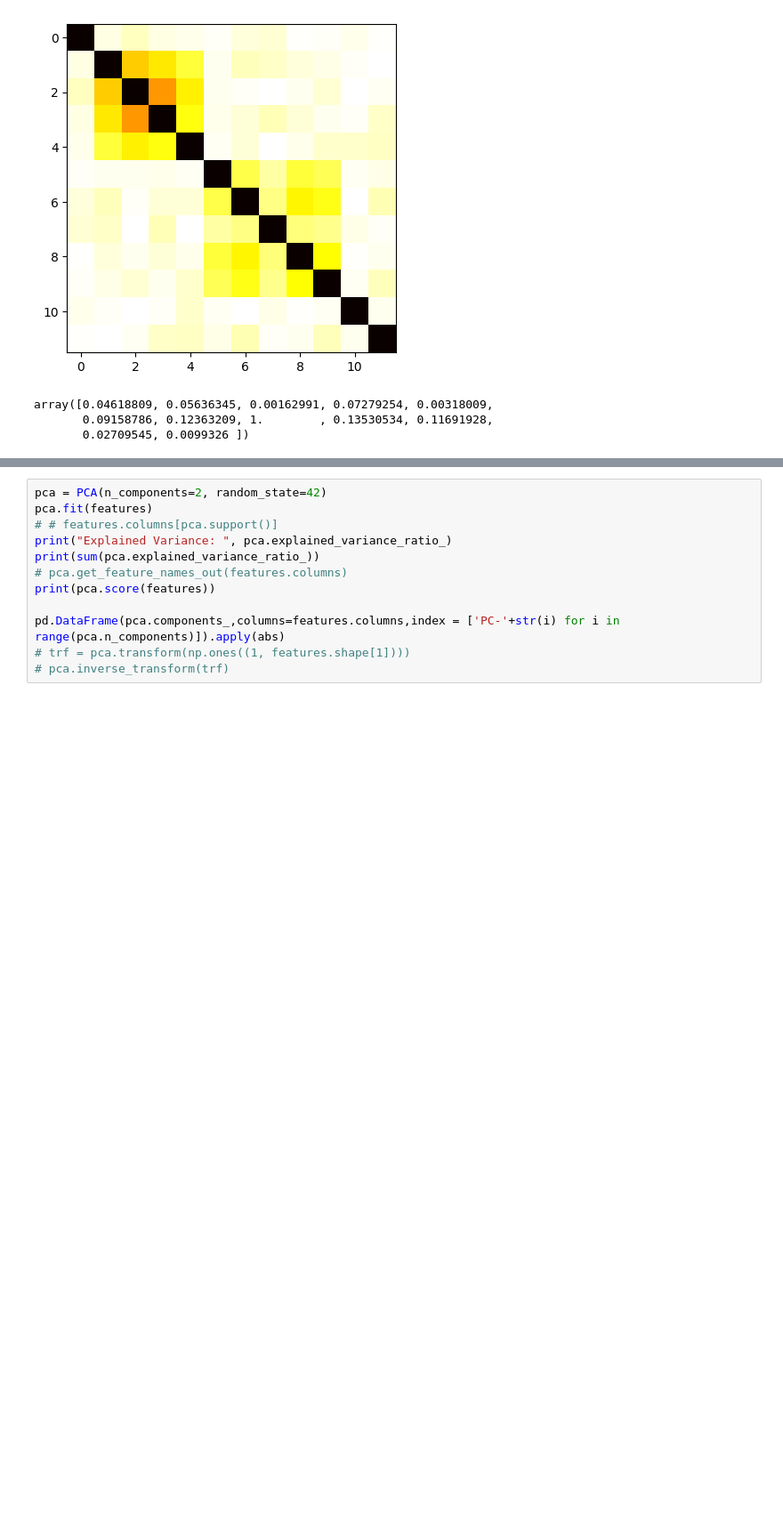
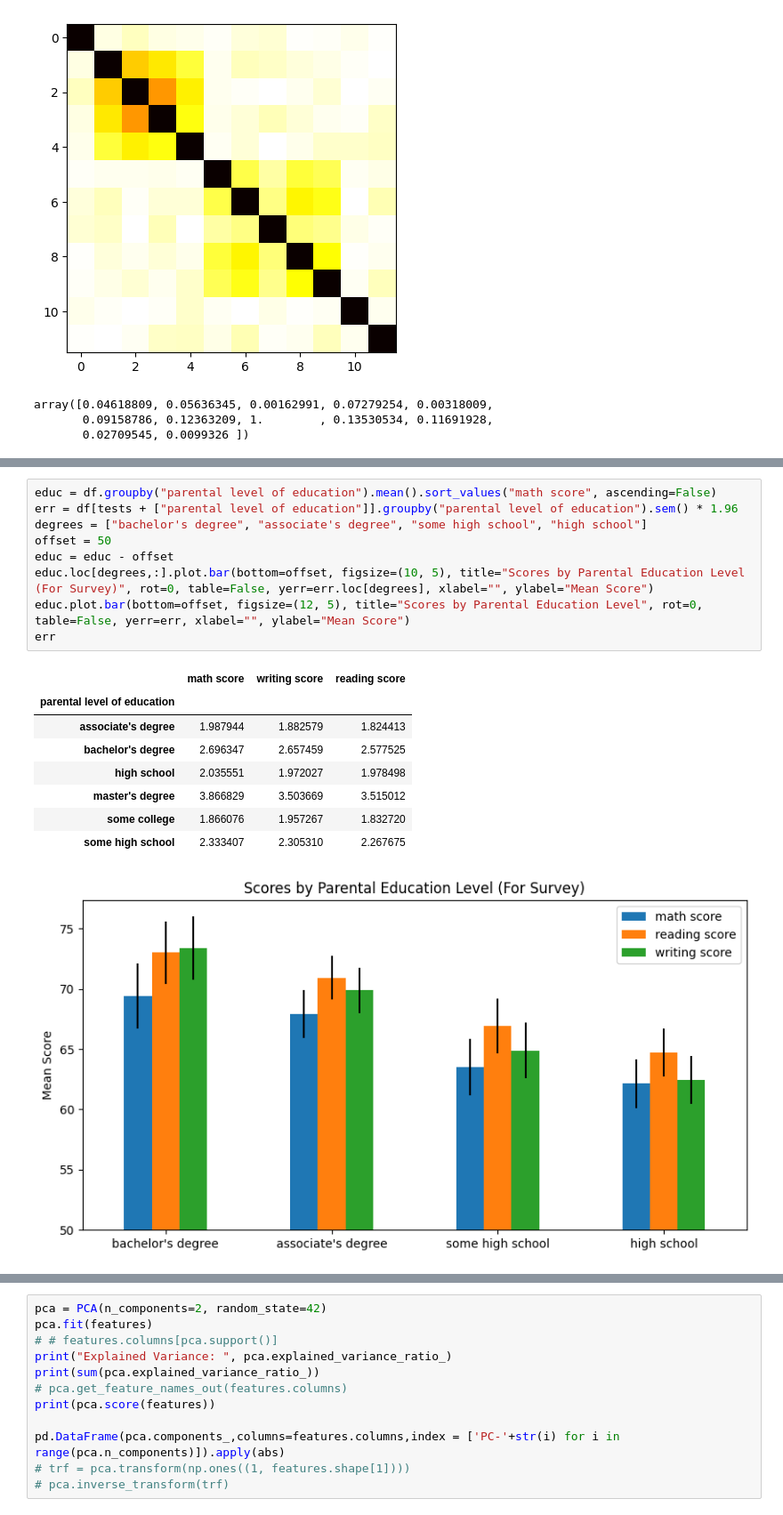
Before and after one commit to supersimple33/bias-study, a Jupyter notebook: main.ipynb, the cells around one changed output, grey strips where cells are left out. Shown at 89% size. Cells and saved outputs as stored; diff of their text form; blank space fills up the shorter version.

Commit message:
Parental Education Analysis

```diff
--- a/main.ipynb
+++ b/main.ipynb
@@ -115,0 +122,19 @@ By plotting a correlation map using spearman method we can identify if there are
+# %%
+educ = df.groupby("parental level of education").mean().sort_values("math score", ascending=False)
+err = df[tests + ["parental level of education"]].groupby("parental level of education").sem() * 1.96
+degrees = ["bachelor's degree", "associate's degree", "some high school", "high school"]
+offset = 50
+educ = educ - offset
+educ.loc[degrees,:].plot.bar(bottom=offset, figsize=(10, 5), title="Scores by Parental Education Level (For Survey)", rot=0, table=False, yerr=err.loc[degrees], xlabel="", ylabel="Mean Score")
+educ.plot.bar(bottom=offset, figsize=(12, 5), title="Scores by Parental Education Level", rot=0, table=False, yerr=err, xlabel="", ylabel="Mean Score")
+err
+# %% [output]
+|  | math score | writing score | reading score |
+| parental level of education |  |  |  |
+| associate's degree | 1.987944 | 1.882579 | 1.824413 |
+| bachelor's degree | 2.696347 | 2.657459 | 2.577525 |
+| high school | 2.035551 | 1.972027 | 1.978498 |
+| master's degree | 3.866829 | 3.503669 | 3.515012 |
+| some college | 1.866076 | 1.957267 | 1.832720 |
+| some high school | 2.333407 | 2.305310 | 2.267675 |
+[figure, added]
```
Also changed, not shown: parts of 8 cells of this notebook.
